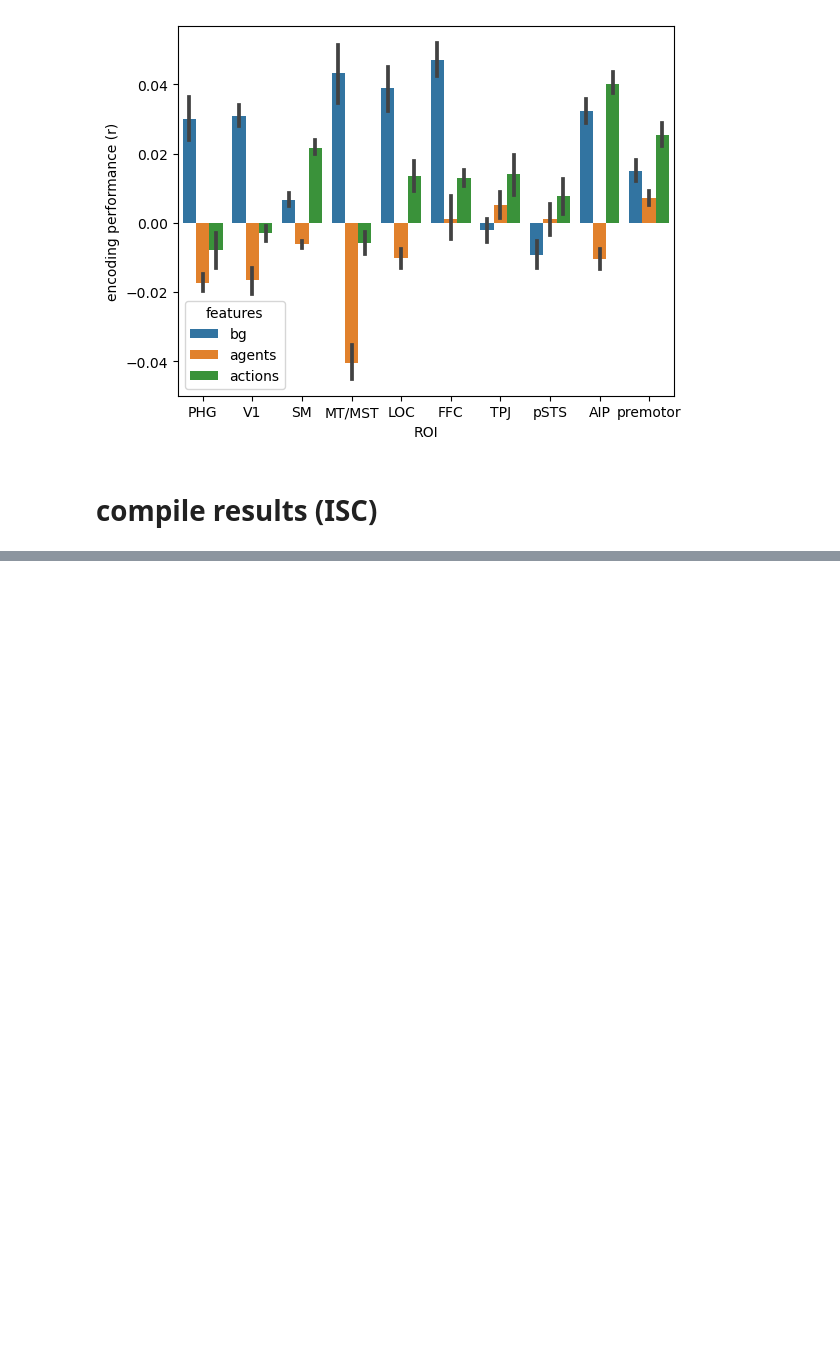
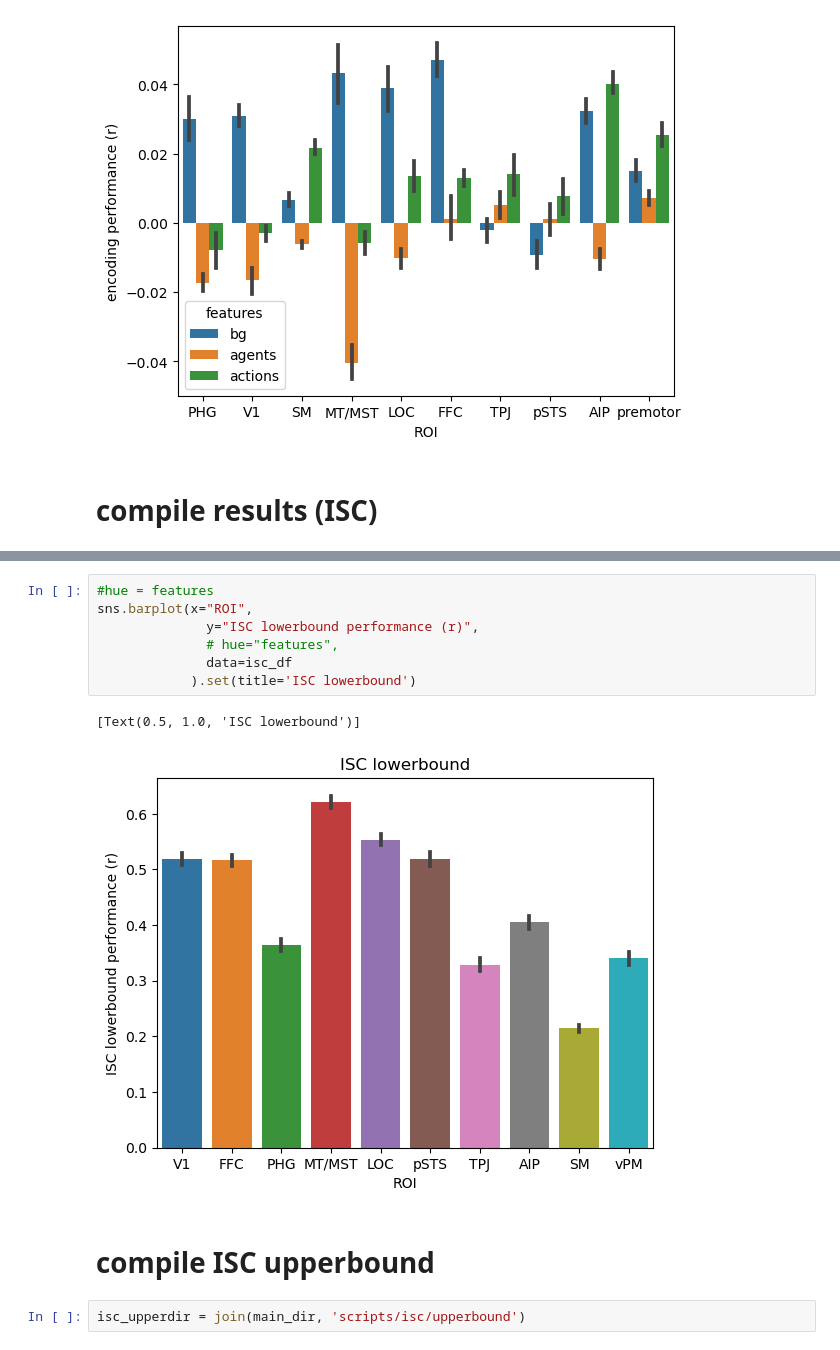
Before and after one commit to jungheejung/life-encoding, a Jupyter notebook: scripts/HCP-MMP/step02_extractcorr.ipynb, the cells around one changed output, grey strips where cells are left out. Cells and saved outputs as stored; diff of their text form; blank space fills up the shorter version.

```diff
--- a/scripts/HCP-MMP/step02_extractcorr.ipynb
+++ b/scripts/HCP-MMP/step02_extractcorr.ipynb
@@ -266,0 +315,14 @@ for subject in subjects:
+# %%
+#hue = features
+sns.barplot(x="ROI",
+              y="ISC lowerbound performance (r)",
+              # hue="features",
+              data=isc_df
+            ).set(title='ISC lowerbound')
+# %% [output]
+[Text(0.5, 1.0, 'ISC lowerbound')]
+[figure, added]
+# %% [markdown]
+# compile ISC upperbound
+# %%
+isc_upperdir = join(main_dir, 'scripts/isc/upperbound')
```
Also changed, not shown: parts of 17 cells of this notebook.
